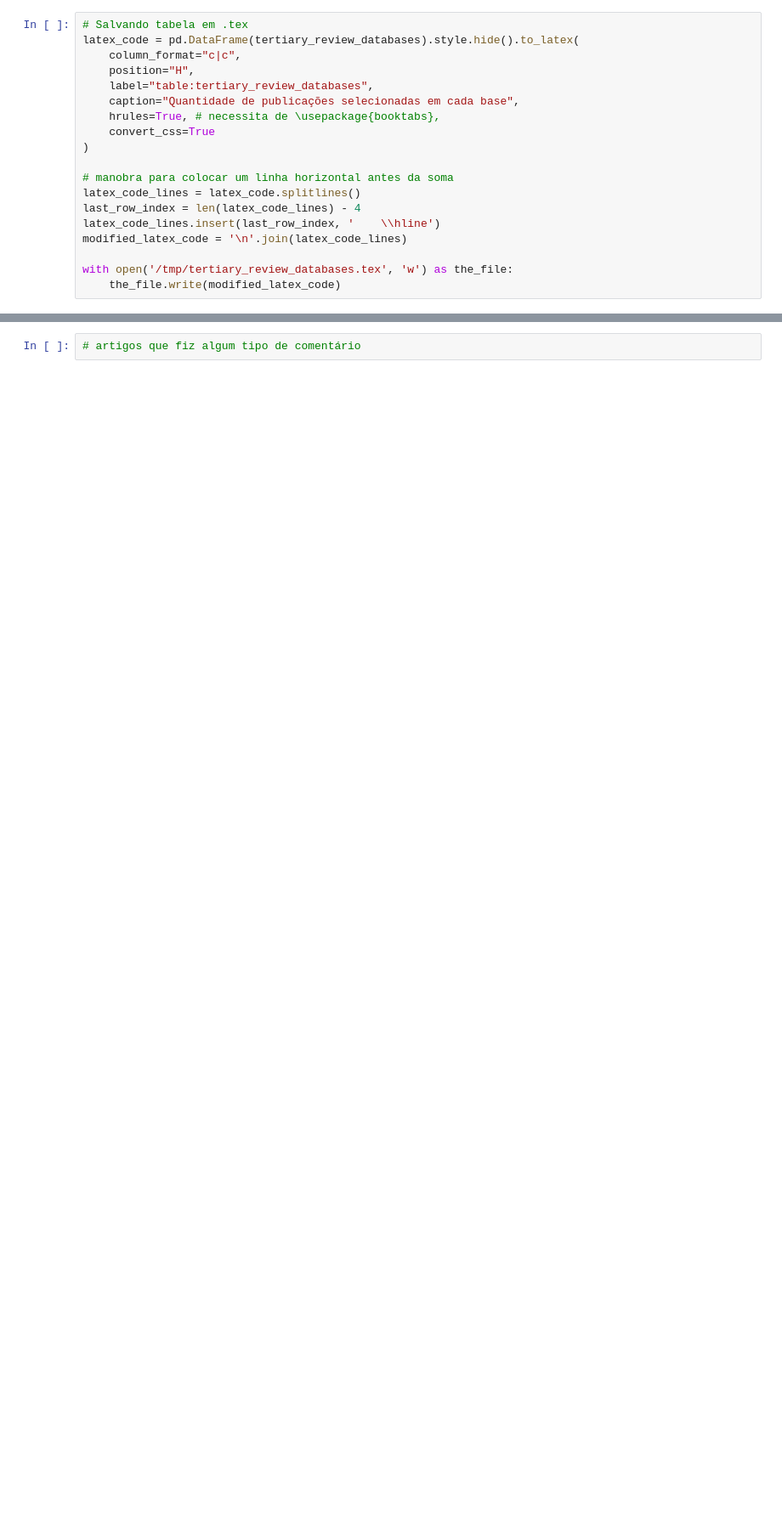
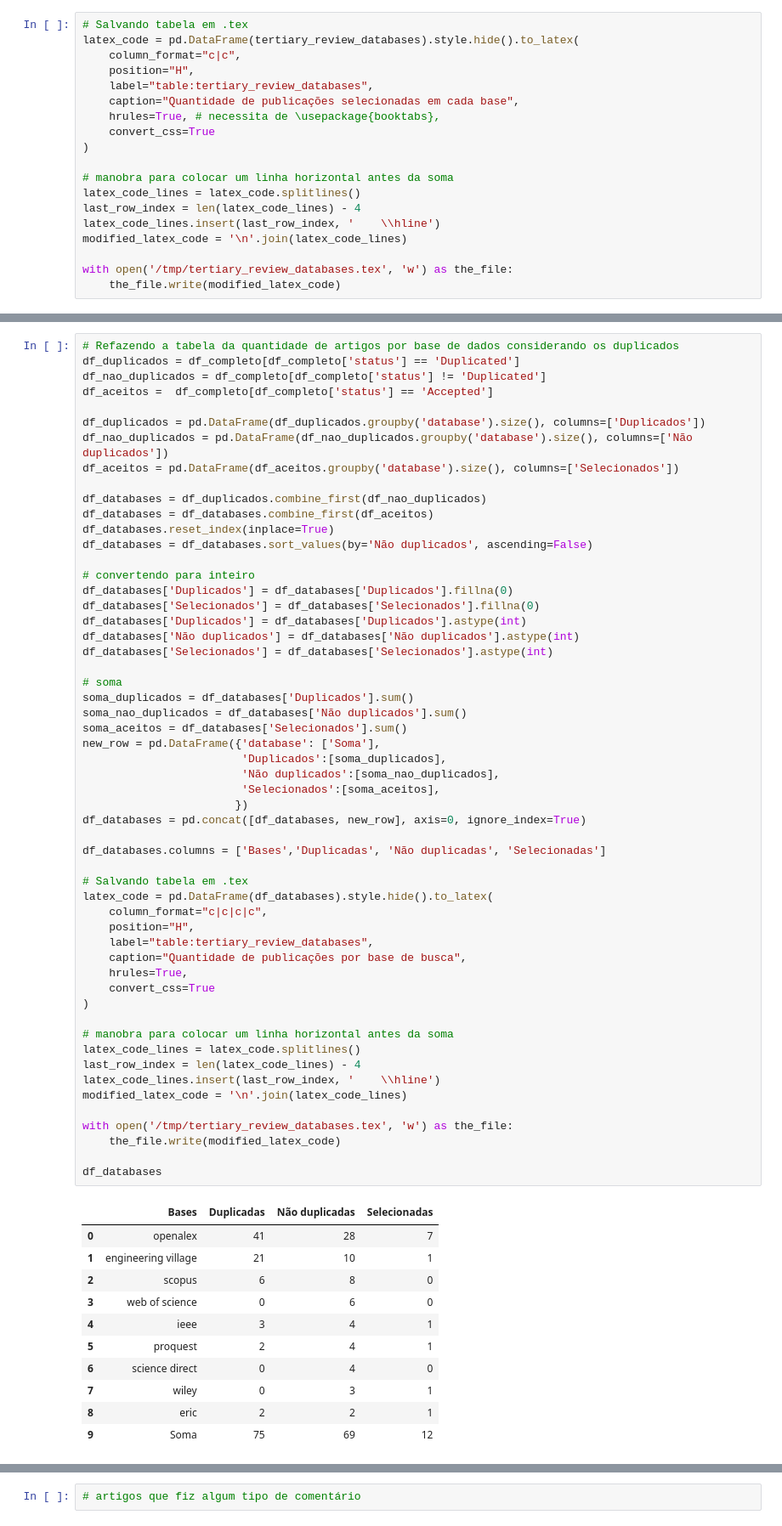
Before and after one commit to thiagogomesverissimo/notebooks, a Jupyter notebook: doutorado/tertiary_review.ipynb, the cells around one changed output, grey strips where cells are left out. Shown: that part at 85% size. Saved outputs shown, nothing was run; the diff lists cells and outputs as text; blank space fills up the shorter version.

```diff
--- a/doutorado/tertiary_review.ipynb
+++ b/doutorado/tertiary_review.ipynb
@@ -334,0 +378,67 @@ dtype: int64
+# %%
+# Refazendo a tabela da quantidade de artigos por base de dados considerando os duplicados
+df_duplicados = df_completo[df_completo['status'] == 'Duplicated']
+df_nao_duplicados = df_completo[df_completo['status'] != 'Duplicated']
+df_aceitos =  df_completo[df_completo['status'] == 'Accepted']
+
+df_duplicados = pd.DataFrame(df_duplicados.groupby('database').size(), columns=['Duplicados'])
+df_nao_duplicados = pd.DataFrame(df_nao_duplicados.groupby('database').size(), columns=['Não duplicados'])
+df_aceitos = pd.DataFrame(df_aceitos.groupby('database').size(), columns=['Selecionados'])
+
+df_databases = df_duplicados.combine_first(df_nao_duplicados)
+df_databases = df_databases.combine_first(df_aceitos)
+df_databases.reset_index(inplace=True)
+df_databases = df_databases.sort_values(by='Não duplicados', ascending=False)
+
+# convertendo para inteiro
+df_databases['Duplicados'] = df_databases['Duplicados'].fillna(0)
+df_databases['Selecionados'] = df_databases['Selecionados'].fillna(0)
+df_databases['Duplicados'] = df_databases['Duplicados'].astype(int)
+df_databases['Não duplicados'] = df_databases['Não duplicados'].astype(int)
+df_databases['Selecionados'] = df_databases['Selecionados'].astype(int)
+
+# soma
+soma_duplicados = df_databases['Duplicados'].sum()
+soma_nao_duplicados = df_databases['Não duplicados'].sum()
+soma_aceitos = df_databases['Selecionados'].sum()
+new_row = pd.DataFrame({'database': ['Soma'],
+                        'Duplicados':[soma_duplicados],
+                        'Não duplicados':[soma_nao_duplicados],
+                        'Selecionados':[soma_aceitos],
+                       })
+df_databases = pd.concat([df_databases, new_row], axis=0, ignore_index=True)
+
+df_databases.columns = ['Bases','Duplicadas', 'Não duplicadas', 'Selecionadas']
+
+# Salvando tabela em .tex
+latex_code = pd.DataFrame(df_databases).style.hide().to_latex(
+    column_format="c|c|c|c",
+    position="H",
+    label="table:tertiary_review_databases",
+    caption="Quantidade de publicações por base de busca",
+    hrules=True,
+    convert_css=True
+)
+
+# manobra para colocar um linha horizontal antes da soma
+latex_code_lines = latex_code.splitlines()
+last_row_index = len(latex_code_lines) - 4
+latex_code_lines.insert(last_row_index, '    \\hline')
+modified_latex_code = '\n'.join(latex_code_lines)
+
+with open('/tmp/tertiary_review_databases.tex', 'w') as the_file:
+    the_file.write(modified_latex_code)
+
+df_databases
+# %% [output]
+|  | Bases | Duplicadas | Não duplicadas | Selecionadas |
+| 0 | openalex | 41 | 28 | 7 |
+| 1 | engineering village | 21 | 10 | 1 |
+| 2 | scopus | 6 | 8 | 0 |
+| 3 | web of science | 0 | 6 | 0 |
+| 4 | ieee | 3 | 4 | 1 |
+| 5 | proquest | 2 | 4 | 1 |
+| 6 | science direct | 0 | 4 | 0 |
+| 7 | wiley | 0 | 3 | 1 |
+| 8 | eric | 2 | 2 | 1 |
+| 9 | Soma | 75 | 69 | 12 |
```
Also changed, not shown: parts of 9 cells of this notebook, 1 other file.
